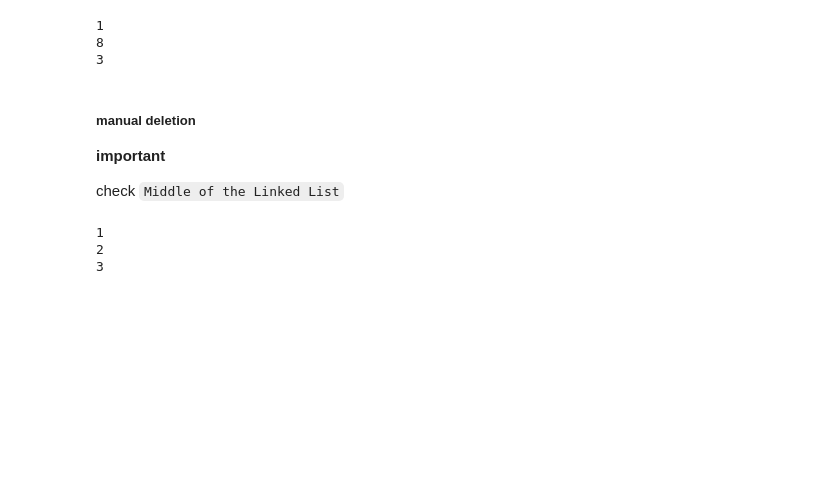
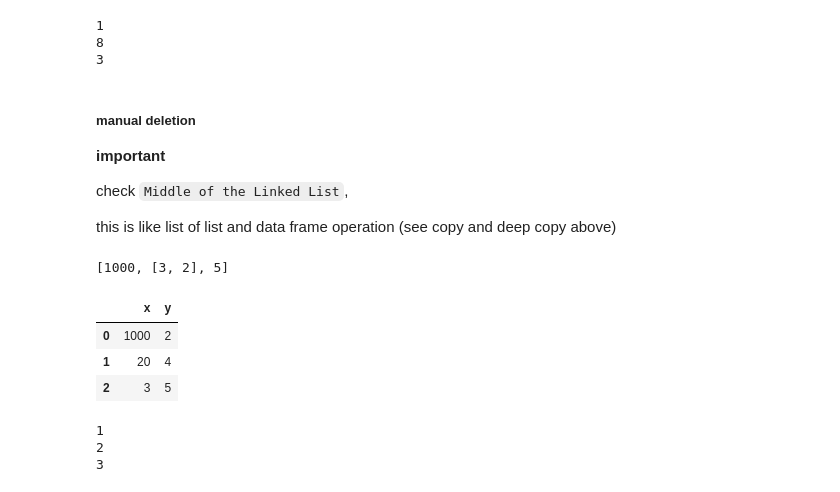
Before and after one commit to Xingchen-Yu/Python_stuff, a Jupyter notebook: Coding_notes.ipynb, the cells around one changed output. Drawn from its saved outputs; the diff is of its cells as text; code cells hidden in the pictures; blank space fills up the shorter version.

```diff
--- a/Coding_notes.ipynb
+++ b/Coding_notes.ipynb
@@ -754,7 +814,28 @@ print_val(head)
 
 __important__
 
-check `Middle of the Linked List`
+check `Middle of the Linked List`,
+
+this is like list of list and data frame operation (see copy and deep copy above)
+# %%
+b = [1,[3,2],5]
+a = b
+a[0] = 1000
+b
+# %% [output]
+[1000, [3, 2], 5]
+# %%
+import pandas as pd
+
+df = pd.DataFrame({"x":[1,2,3], "y":[2,4,5]})
+df2 = df
+df2['x'] = [1000,20,3]
+df
+# %% [output]
+|  | x | y |
+| 0 | 1000 | 2 |
+| 1 | 20 | 4 |
+| 2 | 3 | 5 |
 # %%
 class ListNode:
     def __init__(self, val):
```
Also changed, not shown: parts of 49 cells of this notebook, 1 other file.
